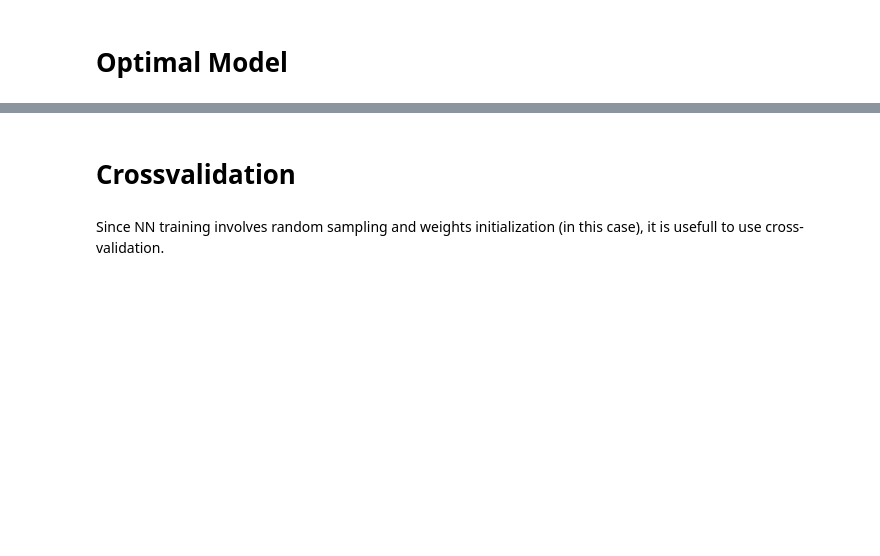
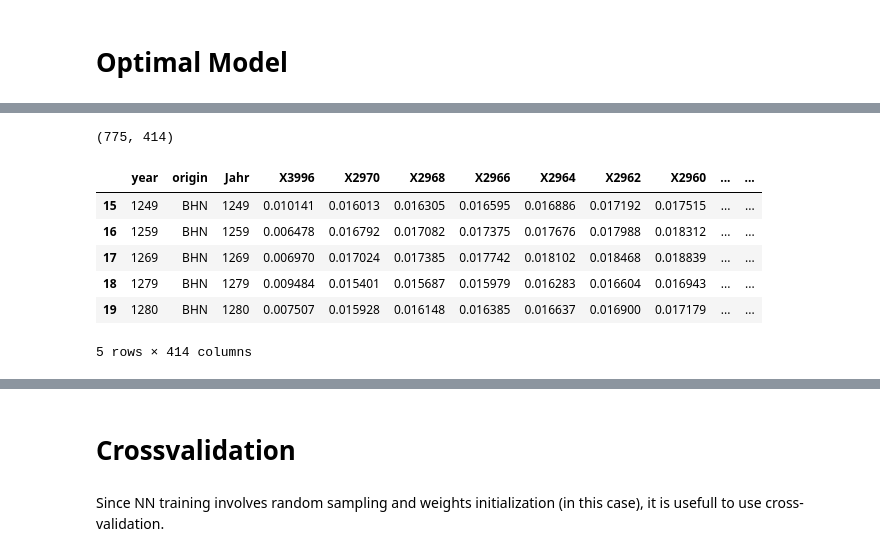
Before and after one commit to Melyyyy123/Explainable_CNN_for_spectral_data, a Jupyter notebook: code/sub_data/12_architectures.ipynb, the cells around one changed output, grey strips where cells are left out. Drawn from its saved outputs; the diff is of its cells as text; code cells hidden in the pictures; blank space fills up the shorter version.

```diff
--- a/code/sub_data/12_architectures.ipynb
+++ b/code/sub_data/12_architectures.ipynb
@@ -57,0 +97,14 @@ dps1200.head()
+# %%
+daa = pd.read_csv("../../data/daa.csv")
+daa = daa.sort_values("year", ascending=True)
+print(daa.shape)
+daa.head()
+# %% [output]
+(775, 414)
+|  | year | origin | Jahr | X3996 | X2970 | X2968 | X2966 | X2964 | X2962 | X2960 | ... | ... |
+| 15 | 1249 | BHN | 1249 | 0.010141 | 0.016013 | 0.016305 | 0.016595 | 0.016886 | 0.017192 | 0.017515 | ... | ... |
+| 16 | 1259 | BHN | 1259 | 0.006478 | 0.016792 | 0.017082 | 0.017375 | 0.017676 | 0.017988 | 0.018312 | ... | ... |
+| 17 | 1269 | BHN | 1269 | 0.006970 | 0.017024 | 0.017385 | 0.017742 | 0.018102 | 0.018468 | 0.018839 | ... | ... |
+| 18 | 1279 | BHN | 1279 | 0.009484 | 0.015401 | 0.015687 | 0.015979 | 0.016283 | 0.016604 | 0.016943 | ... | ... |
+| 19 | 1280 | BHN | 1280 | 0.007507 | 0.015928 | 0.016148 | 0.016385 | 0.016637 | 0.016900 | 0.017179 | ... | ... |
+5 rows × 414 columns
```
Also changed, not shown: parts of 21 cells of this notebook, 10 other files.
